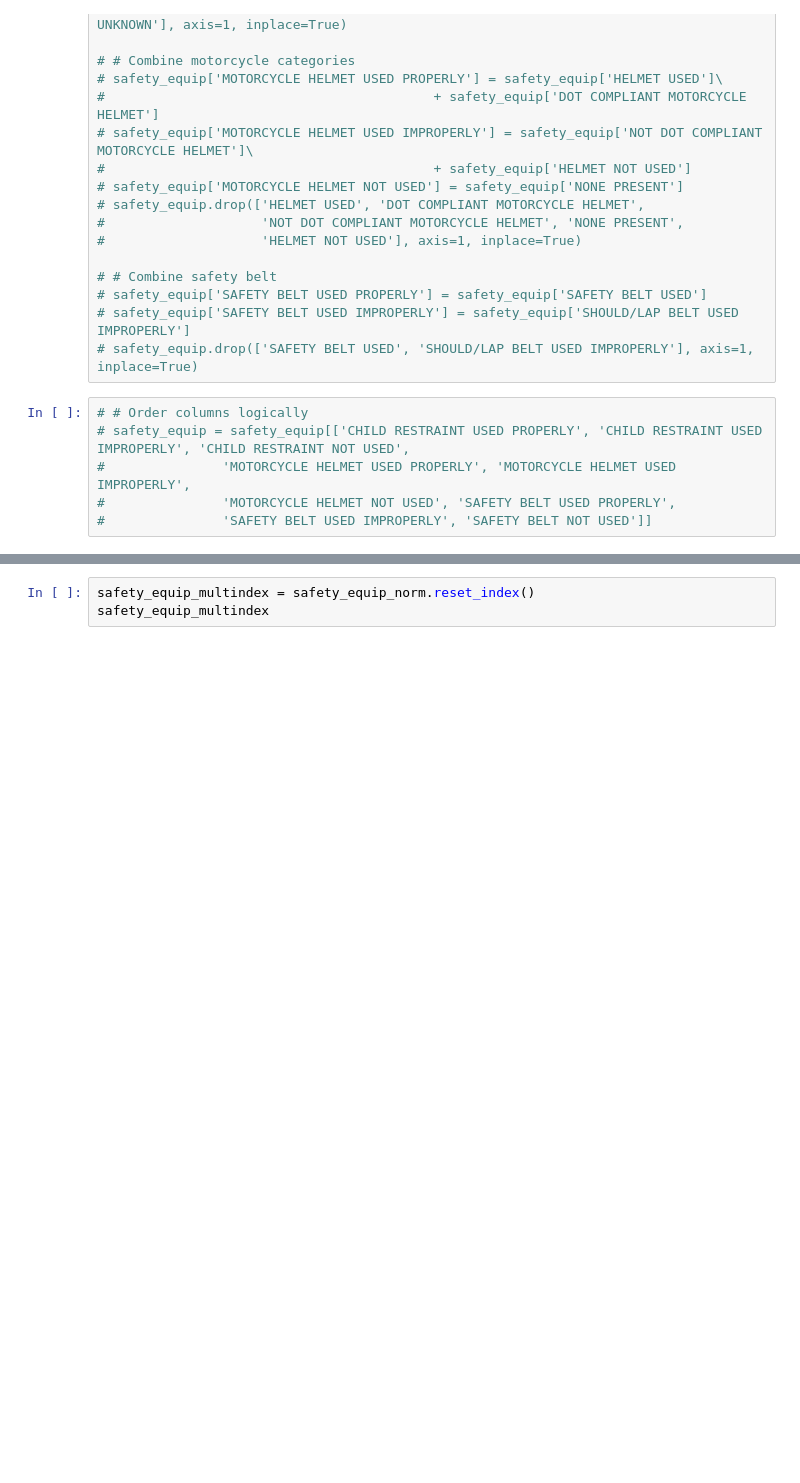
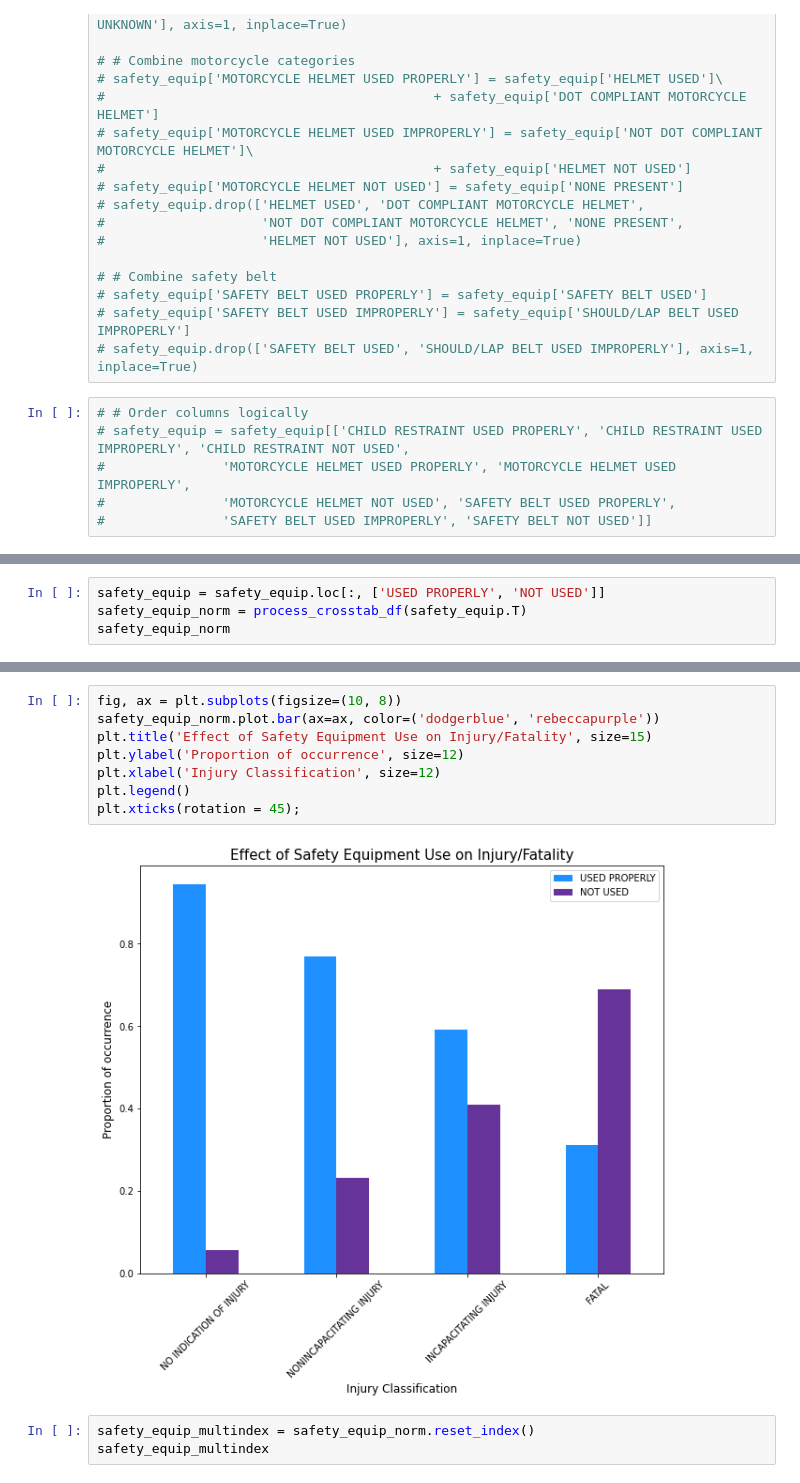
Before and after one commit to AngieKay/Chicago-Crashes, a Jupyter notebook: Markowitz_viz_nb.ipynb, the cells around one changed output, grey strips where cells are left out. Drawn from its saved outputs; the diff is of its cells as text; blank space fills up the shorter version.

```diff
--- a/Markowitz_viz_nb.ipynb
+++ b/Markowitz_viz_nb.ipynb
@@ -708,0 +741,4 @@ safety_equip_norm = safety_equip.T.drop('NO INDICATION OF INJURY', axis=1)
+# %%
+safety_equip = safety_equip.loc[:, ['USED PROPERLY', 'NOT USED']]
+safety_equip_norm = process_crosstab_df(safety_equip.T)
+safety_equip_norm
@@ -709,3 +752,13 @@ safety_equip_norm = safety_equip.T.drop('NO INDICATION OF INJURY', axis=1)
+# %%
+fig, ax = plt.subplots(figsize=(10, 8))
+safety_equip_norm.plot.bar(ax=ax, color=('dodgerblue', 'rebeccapurple'))
+plt.title('Effect of Safety Equipment Use on Injury/Fatality', size=15)
+plt.ylabel('Proportion of occurrence', size=12)
+plt.xlabel('Injury Classification', size=12)
+plt.legend()
+plt.xticks(rotation = 45);
+# %% [output]
+[figure, added]
 # %%
 safety_equip_multindex = safety_equip_norm.reset_index()
 safety_equip_multindex
```
Also changed, not shown: parts of 20 cells of this notebook.
